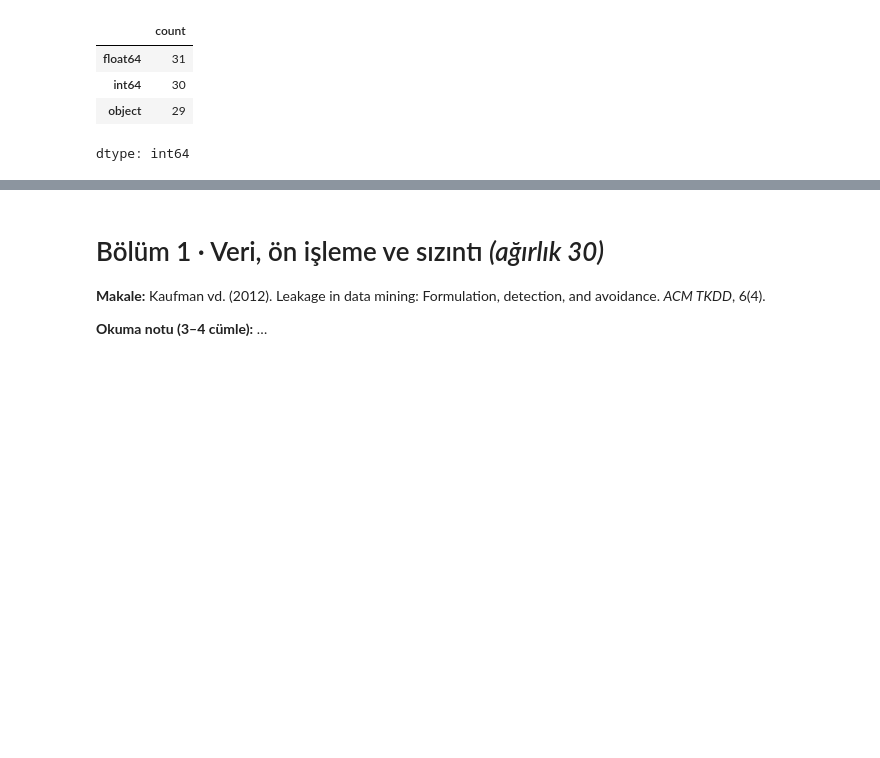
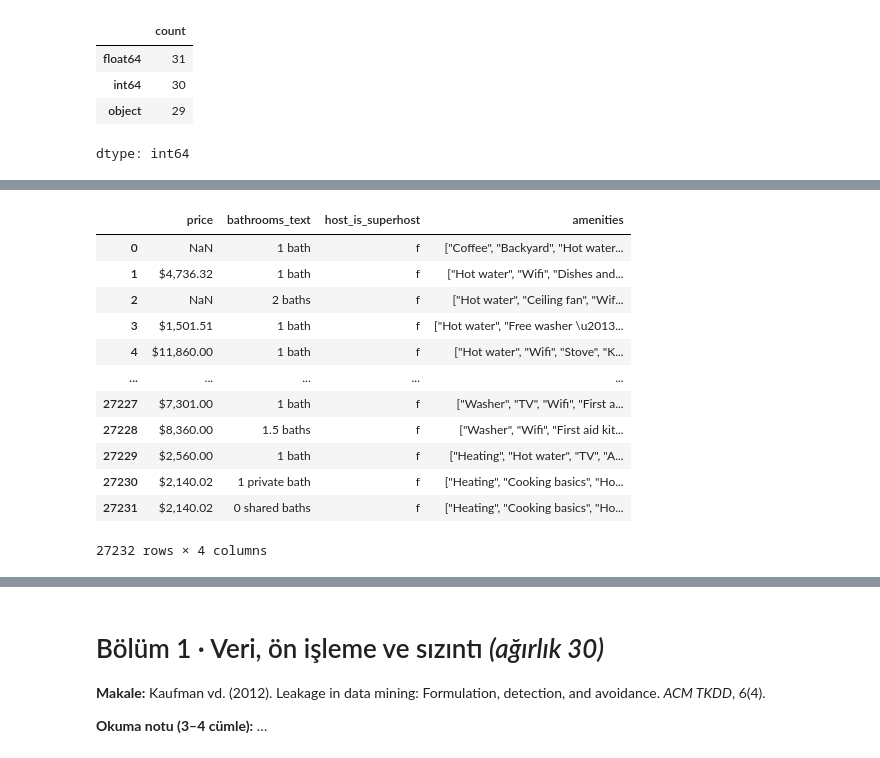
Before and after one commit to barisaykent-spec/Veri_Muh_Proje1, a Jupyter notebook: calisma/baris/BIL545_Proje1.ipynb, the cells around one changed output, grey strips where cells are left out. Saved outputs shown, nothing was run; the diff lists cells and outputs as text; code cells hidden in the pictures; blank space fills up the shorter version.

```diff
--- a/calisma/baris/BIL545_Proje1.ipynb
+++ b/calisma/baris/BIL545_Proje1.ipynb
@@ -75,0 +112,16 @@ dtype: int64
+# %%
+df[["price", "bathrooms_text", "host_is_superhost", "amenities"]]
+# %% [output]
+|  | price | bathrooms_text | host_is_superhost | amenities |
+| 0 | NaN | 1 bath | f | ["Coffee", "Backyard", "Hot water... |
+| 1 | $4,736.32 | 1 bath | f | ["Hot water", "Wifi", "Dishes and... |
+| 2 | NaN | 2 baths | f | ["Hot water", "Ceiling fan", "Wif... |
+| 3 | $1,501.51 | 1 bath | f | ["Hot water", "Free washer \u2013... |
+| 4 | $11,860.00 | 1 bath | f | ["Hot water", "Wifi", "Stove", "K... |
+| ... | ... | ... | ... | ... |
+| 27227 | $7,301.00 | 1 bath | f | ["Washer", "TV", "Wifi", "First a... |
+| 27228 | $8,360.00 | 1.5 baths | f | ["Washer", "Wifi", "First aid kit... |
+| 27229 | $2,560.00 | 1 bath | f | ["Heating", "Hot water", "TV", "A... |
+| 27230 | $2,140.02 | 1 private bath | f | ["Heating", "Cooking basics", "Ho... |
+| 27231 | $2,140.02 | 0 shared baths | f | ["Heating", "Cooking basics", "Ho... |
+27232 rows × 4 columns
```
Also changed, not shown: parts of 16 cells of this notebook.
